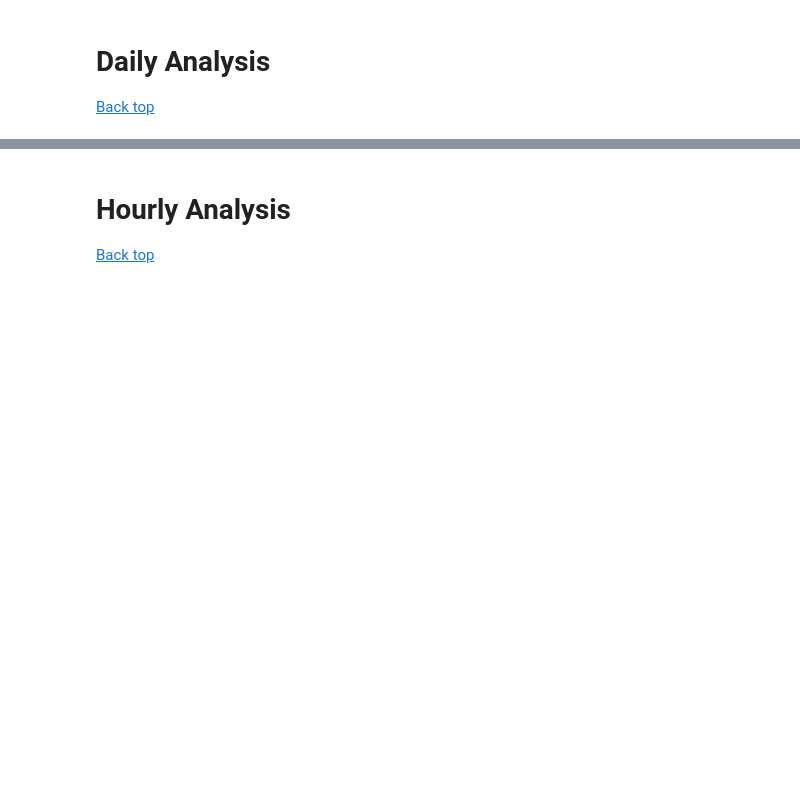
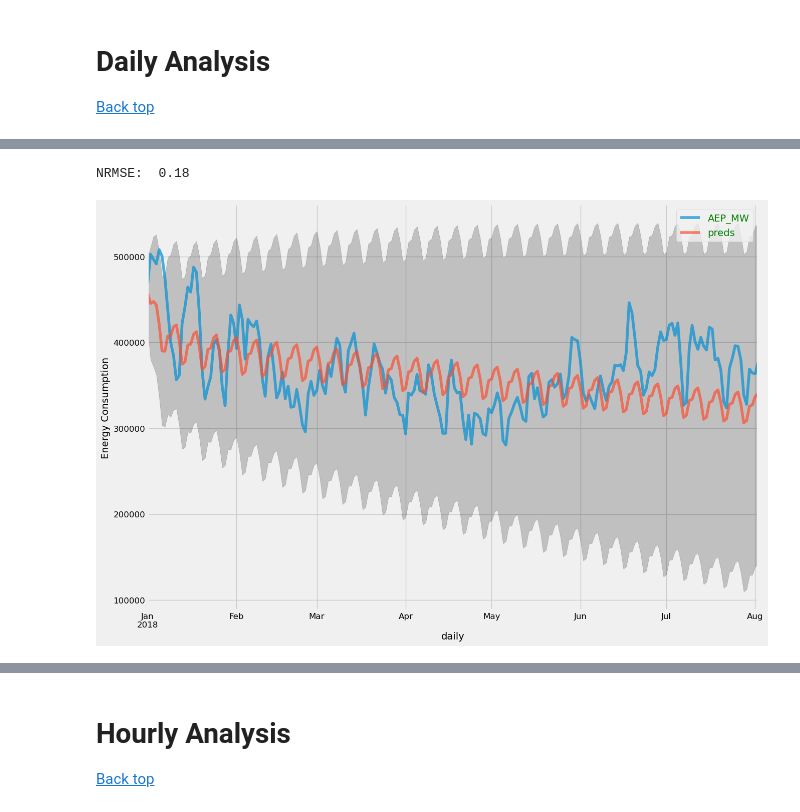
Before and after one commit to grschneier/TimeSeries, a Jupyter notebook: SarimaVProphet/SarimaxVProphetTimeSeries.ipynb, the cells around one changed output, grey strips where cells are left out. Cells and saved outputs as stored; diff of their text form; code cells hidden in the pictures; blank space fills up the shorter version.

```diff
--- a/SarimaVProphet/SarimaxVProphetTimeSeries.ipynb
+++ b/SarimaVProphet/SarimaxVProphetTimeSeries.ipynb
@@ -630,40 +656,39 @@ url = "https://www.youtube.com/watch?v=Udt-9J8nzGE"
 webbrowser.open(url,new=1)
 # %%
 ##TimeSeries
-ts=daily_df[-300:].copy()
+ts=daily_df.loc['2015':'2018'].copy()
 seasonality=7
 freq='D'
+ts_test=ts.loc['2018'].copy()
+ts_train=ts.loc['2015':'2017'].copy()
+periods_to_test=ts_test.shape[0]
+maxiter=300
+period='daily'
 
-ts_test=ts[-60:].copy()
-ts_train=ts[:-60].copy()
-periods_to_test=ts_test.shape[0]
-maxiter=200
-period='daily_short'
-result = seasonal_decompose(ts_train, model='additive',extrapolate_trend='freq')
-d= calculate_d(ts_train)
-D=calculate_d(result.seasonal)
+###Recovering parameters, if needed it
+file = open('best_parameters.pkl', 'rb')
+best_parameters = pickle.load(file)
 
-print('This is my d: ',d)
-print('This is my D: ',D)
-outcome=calculate_p_q(ts_train,d,D,freq)
-
-pdq=outcome.loc[0,'pdq']
-pdqs=outcome.loc[0,'pdqs']
-
-
-#Build SARIMAX model w/optimal parameters
-sarimax = sm.tsa.statespace.SARIMAX(ts_train,
+# close the file
+file.close()
+pdq=best_parameters[period][0]
+pdqs=best_parameters[period][1]
+model_d = sm.tsa.statespace.SARIMAX(ts_train,
                                     order=pdq,
                                     seasonal_order=pdqs,
                                     enforce_stationarity=False,
                                     enforce_invertibility=False,
-                                    freq=freq)
-# Fit the model
-output = sarimax.fit(disp=False,maxiter=maxiter,)#method_kwargs={"warn_convergence": False}
-pickle_model(pdq,pdqs,output,period)
-# Print output summary
-print(output.summary())
-# Plot diagnostics
-output.plot_diagnostics(figsize=(16,10));
-url = "https://www.youtube.com/watch?v=Udt-9J8nzGE"
-webbrowser.open(url,new=1)
+                                    freq=freq).fit(disp=False,maxiter=maxiter,)
+
+forecast=model_d.get_forecast(steps=periods_to_test)
+ci=forecast.conf_int()
+predictions=forecast.predicted_mean
+ts_test['preds']=predictions
+sarimax_rmse=np.sqrt(mean_squared_error(ts_test.AEP_MW,predictions))
+sarimax_nrmse= round(sarimax_rmse/(np.max(ts_test.AEP_MW)-np.min(ts_test.AEP_MW)),2)
+print("NRMSE: ",sarimax_nrmse,)
+
+printing_ci()
+# %% [output]
+NRMSE:  0.18
+[figure, added]
```
Also changed, not shown: parts of 31 cells of this notebook, 2 other files.
